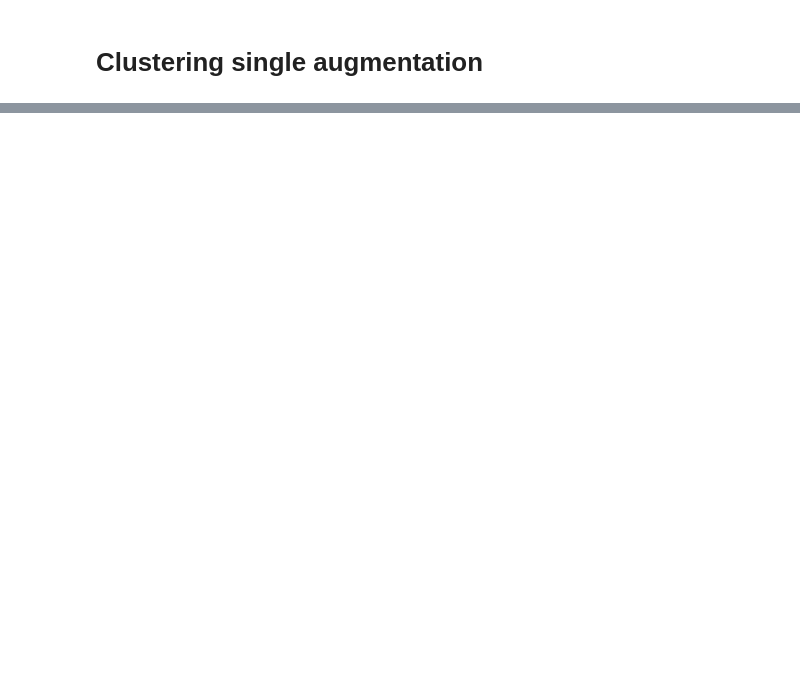
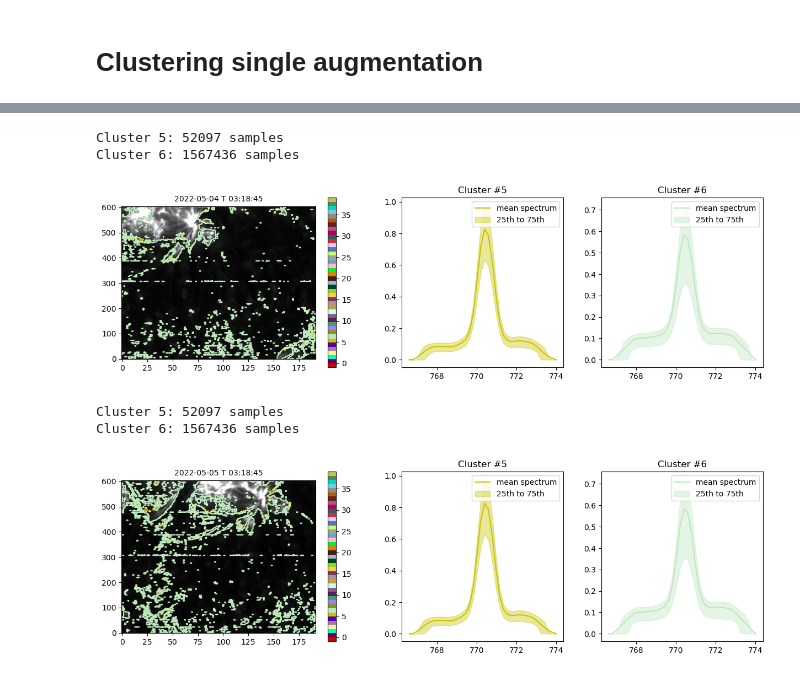
Before and after one commit to taniavsn/SimSPICE, a Jupyter notebook: notebooks/clustering_single_NeMg.ipynb, the cells around one changed output, grey strips where cells are left out. Saved outputs shown, nothing was run; the diff lists cells and outputs as text; code cells hidden in the pictures; blank space fills up the shorter version.

```diff
--- a/notebooks/clustering_single_NeMg.ipynb
+++ b/notebooks/clustering_single_NeMg.ipynb
@@ -161,0 +190,10 @@ Cluster -1: 129867 samples
+# %%
+_, _ = plot_2clus(5,6, x, y)
+_, _ = plot_2clus(5,6, x, y, idx=11)
+# %% [output]
+Cluster 5: 52097 samples
+Cluster 6: 1567436 samples
+[figure, added]
+Cluster 5: 52097 samples
+Cluster 6: 1567436 samples
+[figure, added]
```
Also changed, not shown: parts of 15 cells of this notebook, 5 other files.
